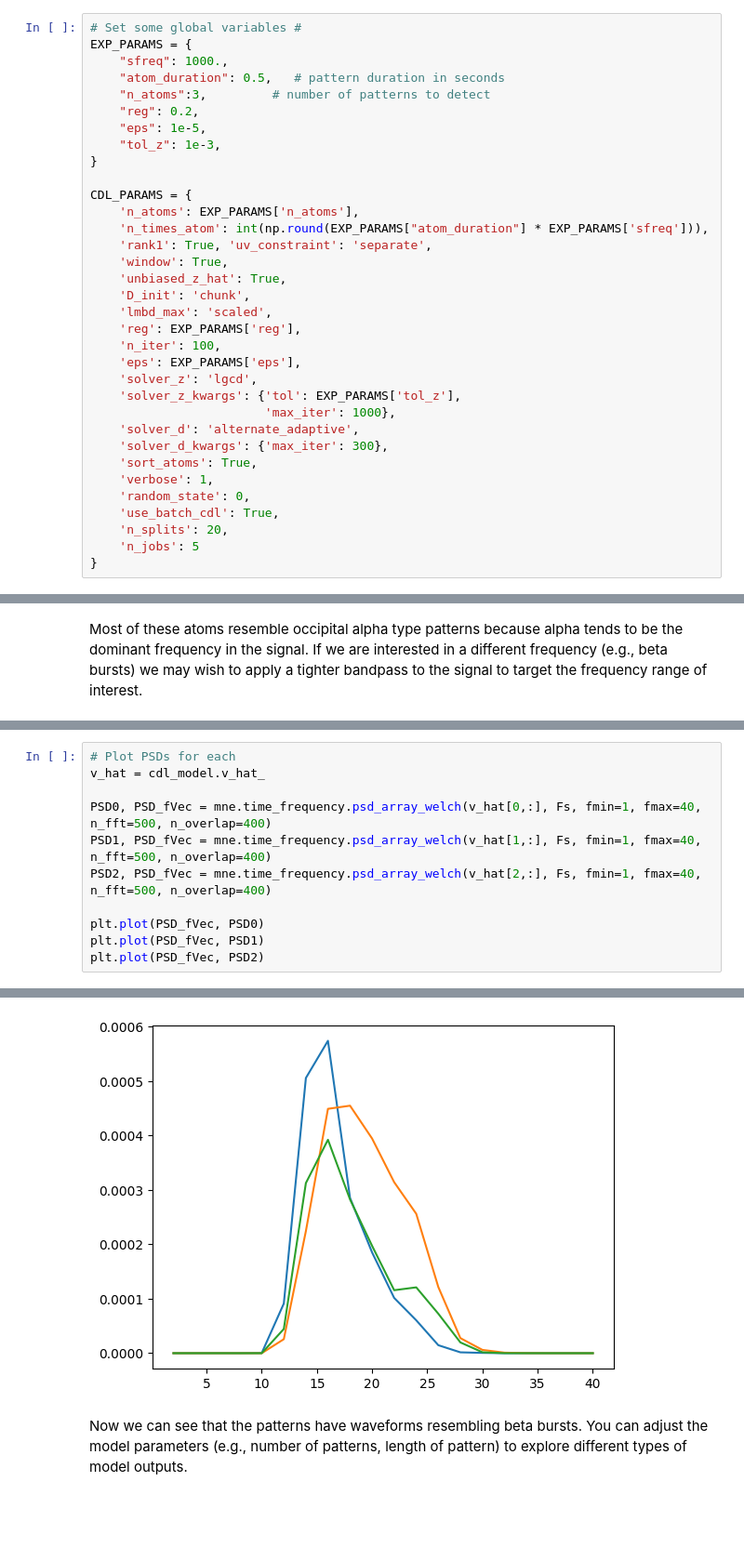
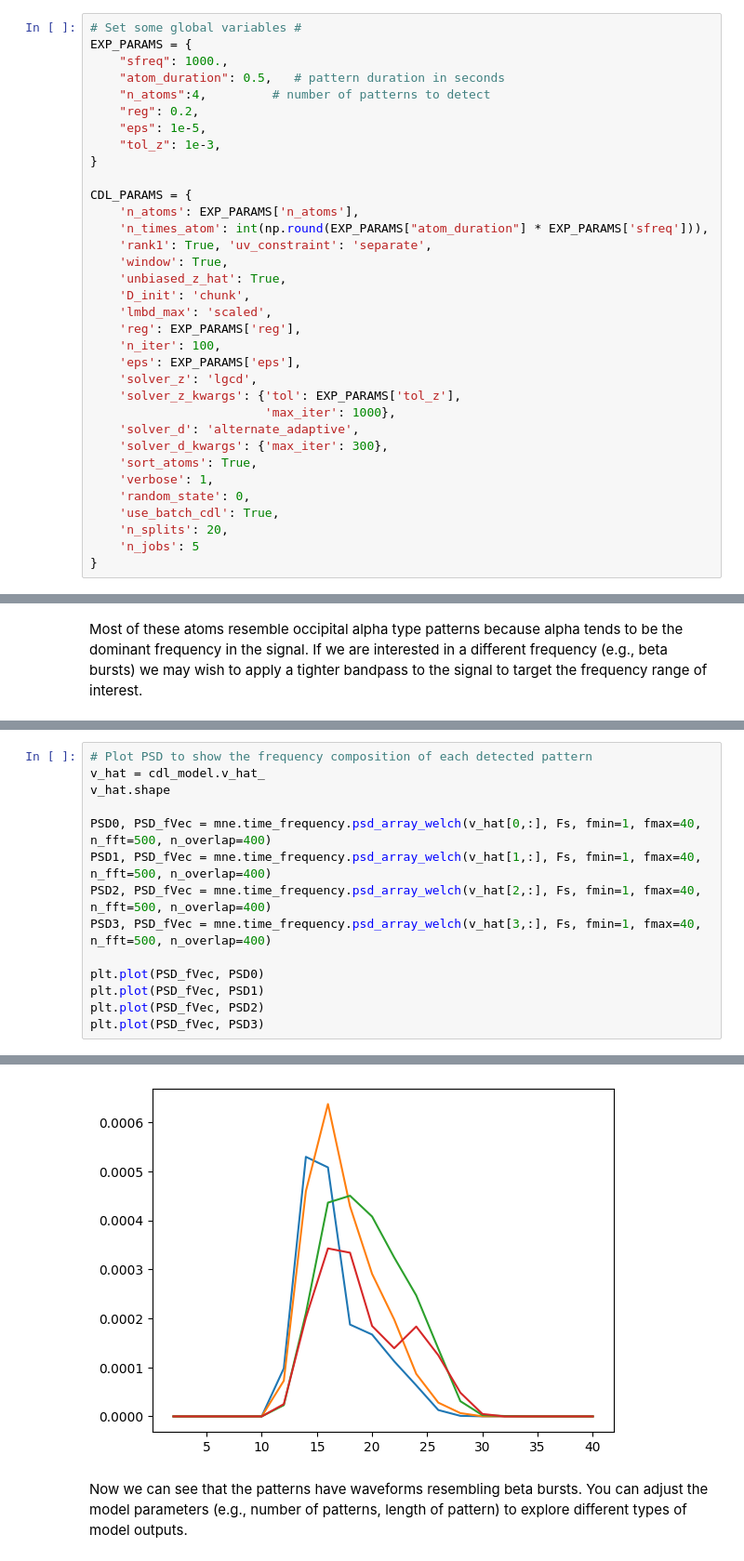
Before and after one commit to lindseypower/BurstDetection_Tutorials, a Jupyter notebook: Tutorials/CDL.ipynb, the cells around one changed output, grey strips where cells are left out. Shown at 93% size. Saved outputs shown, nothing was run; the diff lists cells and outputs as text; blank space fills up the shorter version.

```diff
--- a/Tutorials/CDL.ipynb
+++ b/Tutorials/CDL.ipynb
@@ -94,7 +94,7 @@ More information about adjusting other parameters can be found at https://alphac
 EXP_PARAMS = {
     "sfreq": 1000.,
     "atom_duration": 0.5,   # pattern duration in seconds
-    "n_atoms":3,         # number of patterns to detect
+    "n_atoms":4,         # number of patterns to detect
     "reg": 0.2,
     "eps": 1e-5,
     "tol_z": 1e-3,
@@ -298,14 +301,17 @@ for fig_idx, (atoms_start, atoms_stop) in enumerate(atoms_in_figs, start=1):
 # %%
-# Plot PSDs for each
+# Plot PSD to show the frequency composition of each detected pattern
 v_hat = cdl_model.v_hat_
+v_hat.shape
 
 PSD0, PSD_fVec = mne.time_frequency.psd_array_welch(v_hat[0,:], Fs, fmin=1, fmax=40, n_fft=500, n_overlap=400)
 PSD1, PSD_fVec = mne.time_frequency.psd_array_welch(v_hat[1,:], Fs, fmin=1, fmax=40, n_fft=500, n_overlap=400)
 PSD2, PSD_fVec = mne.time_frequency.psd_array_welch(v_hat[2,:], Fs, fmin=1, fmax=40, n_fft=500, n_overlap=400)
+PSD3, PSD_fVec = mne.time_frequency.psd_array_welch(v_hat[3,:], Fs, fmin=1, fmax=40, n_fft=500, n_overlap=400)
 
 plt.plot(PSD_fVec, PSD0)
 plt.plot(PSD_fVec, PSD1)
 plt.plot(PSD_fVec, PSD2)
+plt.plot(PSD_fVec, PSD3)
 # %% [output]
 Effective window size : 0.500 (s)
 Effective window size : 0.500 (s)
@@ -313,4 +320,4 @@ Effective window size : 0.500 (s)
 [<matplotlib.lines.Line2D at 0x...>]
-[figure, old version]
+[figure, new version]
 # %% [markdown]
 Now we can see that the patterns have waveforms resembling beta bursts. You can adjust the model parameters (e.g., number of patterns, length of pattern) to explore different types of model outputs.
```
Also changed, not shown: parts of 6 cells of this notebook.
